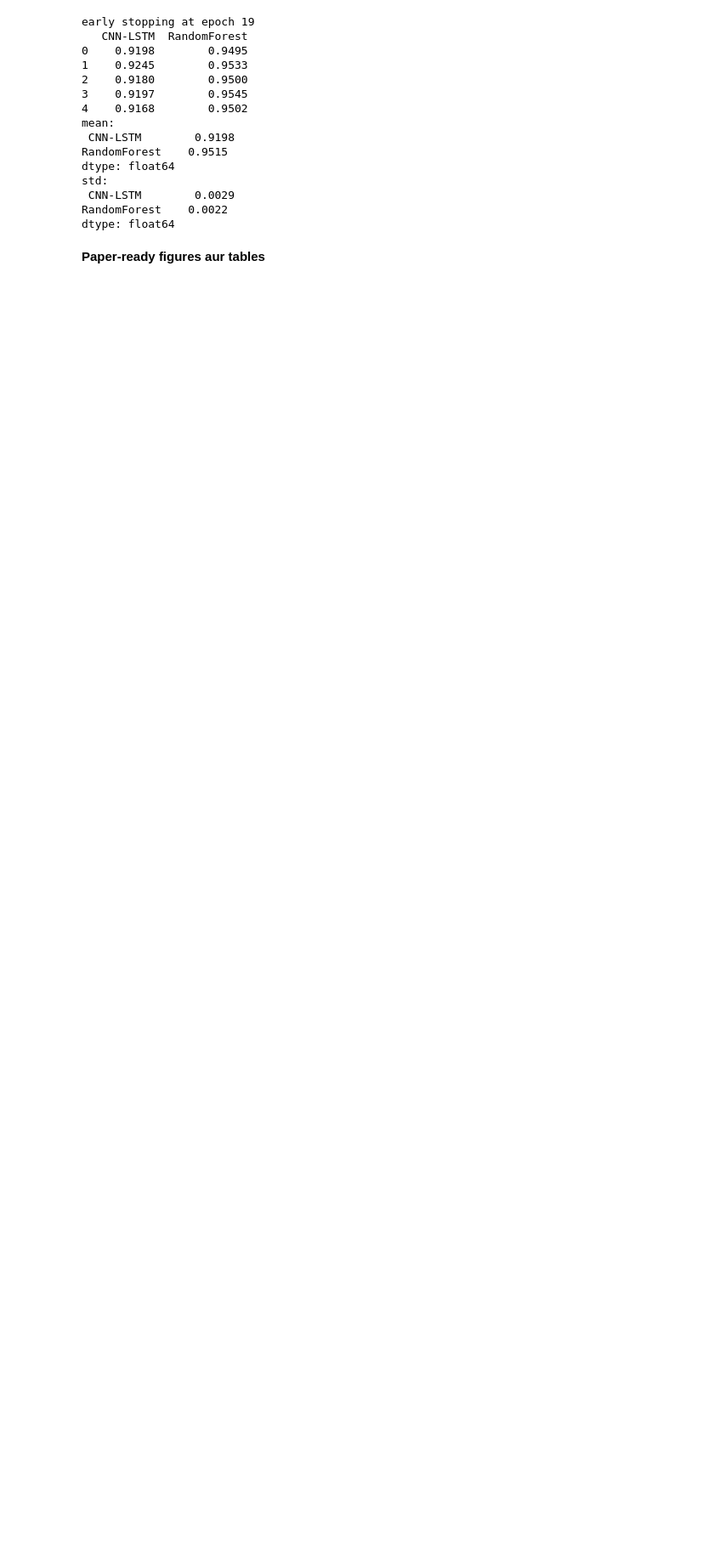
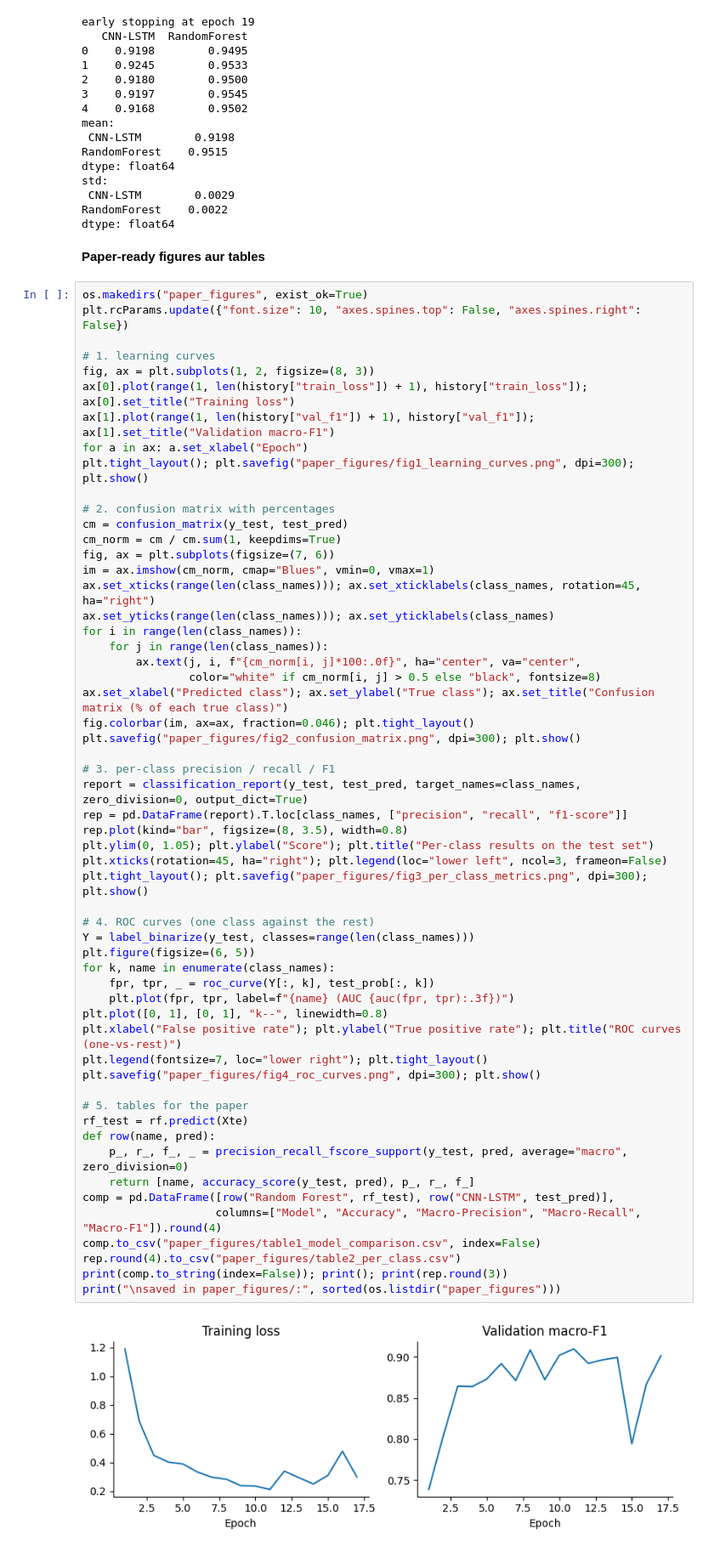
Before and after one commit to zeeshansafdar752/Research_Paper, a Jupyter notebook: ResearchPaper.ipynb, the cells around one changed output. Shown at 85% size. Drawn from its saved outputs; the diff is of its cells as text; blank space fills up the shorter version.

Commit message:
Paper-ready figures aur tables

```diff
--- a/ResearchPaper.ipynb
+++ b/ResearchPaper.ipynb
@@ -502,3 +505,61 @@ RandomForest    0.0022
 dtype: float64
 # %% [markdown]
 **Paper-ready figures aur tables**
+# %%
+os.makedirs("paper_figures", exist_ok=True)
+plt.rcParams.update({"font.size": 10, "axes.spines.top": False, "axes.spines.right": False})
+
+# 1. learning curves
+fig, ax = plt.subplots(1, 2, figsize=(8, 3))
+ax[0].plot(range(1, len(history["train_loss"]) + 1), history["train_loss"]); ax[0].set_title("Training loss")
+ax[1].plot(range(1, len(history["val_f1"]) + 1), history["val_f1"]); ax[1].set_title("Validation macro-F1")
+for a in ax: a.set_xlabel("Epoch")
+plt.tight_layout(); plt.savefig("paper_figures/fig1_learning_curves.png", dpi=300); plt.show()
+
+# 2. confusion matrix with percentages
+cm = confusion_matrix(y_test, test_pred)
+cm_norm = cm / cm.sum(1, keepdims=True)
+fig, ax = plt.subplots(figsize=(7, 6))
+im = ax.imshow(cm_norm, cmap="Blues", vmin=0, vmax=1)
+ax.set_xticks(range(len(class_names))); ax.set_xticklabels(class_names, rotation=45, ha="right")
+ax.set_yticks(range(len(class_names))); ax.set_yticklabels(class_names)
+for i in range(len(class_names)):
+    for j in range(len(class_names)):
+        ax.text(j, i, f"{cm_norm[i, j]*100:.0f}", ha="center", va="center",
+                color="white" if cm_norm[i, j] > 0.5 else "black", fontsize=8)
+ax.set_xlabel("Predicted class"); ax.set_ylabel("True class"); ax.set_title("Confusion matrix (% of each true class)")
+fig.colorbar(im, ax=ax, fraction=0.046); plt.tight_layout()
+plt.savefig("paper_figures/fig2_confusion_matrix.png", dpi=300); plt.show()
+
+# 3. per-class precision / recall / F1
+report = classification_report(y_test, test_pred, target_names=class_names, zero_division=0, output_dict=True)
+rep = pd.DataFrame(report).T.loc[class_names, ["precision", "recall", "f1-score"]]
+rep.plot(kind="bar", figsize=(8, 3.5), width=0.8)
+plt.ylim(0, 1.05); plt.ylabel("Score"); plt.title("Per-class results on the test set")
+plt.xticks(rotation=45, ha="right"); plt.legend(loc="lower left", ncol=3, frameon=False)
+plt.tight_layout(); plt.savefig("paper_figures/fig3_per_class_metrics.png", dpi=300); plt.show()
+
+# 4. ROC curves (one class against the rest)
+Y = label_binarize(y_test, classes=range(len(class_names)))
+plt.figure(figsize=(6, 5))
+for k, name in enumerate(class_names):
+    fpr, tpr, _ = roc_curve(Y[:, k], test_prob[:, k])
+    plt.plot(fpr, tpr, label=f"{name} (AUC {auc(fpr, tpr):.3f})")
+plt.plot([0, 1], [0, 1], "k--", linewidth=0.8)
+plt.xlabel("False positive rate"); plt.ylabel("True positive rate"); plt.title("ROC curves (one-vs-rest)")
+plt.legend(fontsize=7, loc="lower right"); plt.tight_layout()
+plt.savefig("paper_figures/fig4_roc_curves.png", dpi=300); plt.show()
+
+# 5. tables for the paper
+rf_test = rf.predict(Xte)
+def row(name, pred):
+    p_, r_, f_, _ = precision_recall_fscore_support(y_test, pred, average="macro", zero_division=0)
+    return [name, accuracy_score(y_test, pred), p_, r_, f_]
+comp = pd.DataFrame([row("Random Forest", rf_test), row("CNN-LSTM", test_pred)],
+                    columns=["Model", "Accuracy", "Macro-Precision", "Macro-Recall", "Macro-F1"]).round(4)
+comp.to_csv("paper_figures/table1_model_comparison.csv", index=False)
+rep.round(4).to_csv("paper_figures/table2_per_class.csv")
+print(comp.to_string(index=False)); print(); print(rep.round(3))
+print("\nsaved in paper_figures/:", sorted(os.listdir("paper_figures")))
+# %% [output]
+[figure, added]
```
Also changed, not shown: parts of 2 cells of this notebook.
